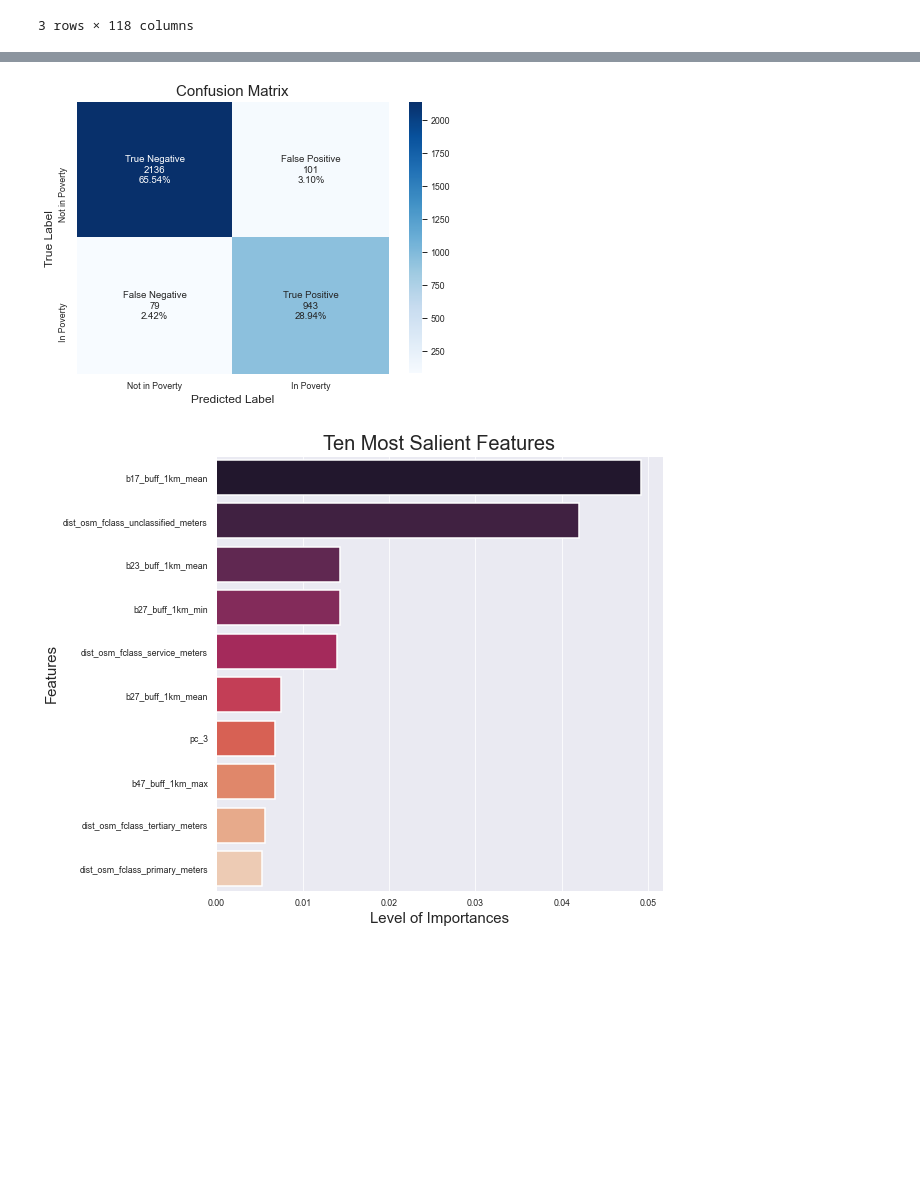
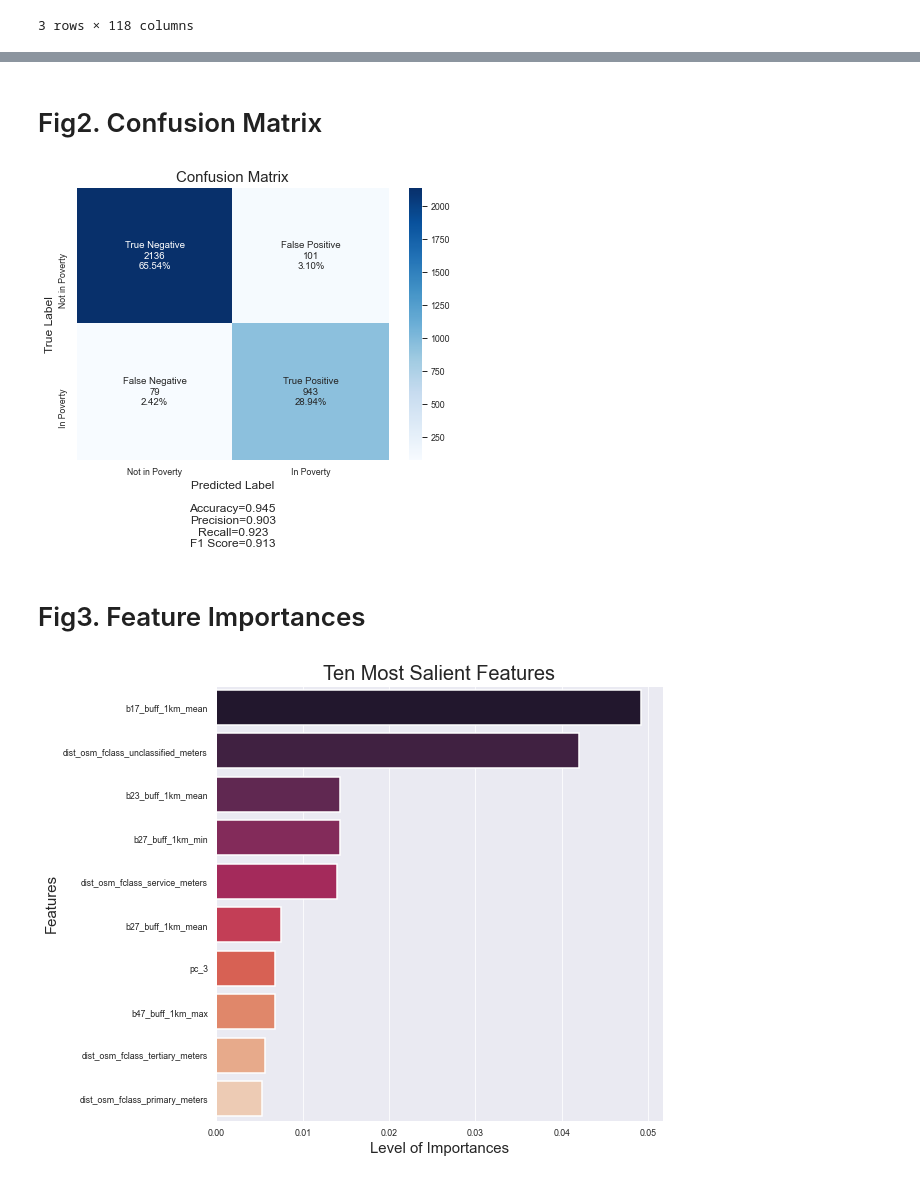
Before and after one commit to dime-worldbank/big-data-poverty-estimation, a Jupyter notebook: DataWork/03_analysis/poverty_estimation/03_poverty_results_visualizations.ipynb, the cells around one changed output, grey strips where cells are left out. Cells and saved outputs as stored; diff of their text form; code cells hidden in the pictures; blank space fills up the shorter version.

Commit message:
Eval metrics for test/whole data

```diff
--- a/DataWork/03_analysis/poverty_estimation/03_poverty_results_visualizations.ipynb
+++ b/DataWork/03_analysis/poverty_estimation/03_poverty_results_visualizations.ipynb
@@ -99,25 +106,49 @@ not in poverty       0.96      0.95      0.96      2237
+# %% [markdown]
+# Fig2. Confusion Matrix
 # %%
 from sklearn.metrics import confusion_matrix
-sns.set(context="paper")
+from sklearn.metrics import (accuracy_score,
+                             precision_score,
+                             recall_score,
+                             f1_score)
 
+true, pred = df['true_label'].copy(), df['pred_label'].copy()
+
+a = accuracy_score(true, pred)
+r = recall_score(true, pred)
+p = precision_score(true, pred)
+
+# Compute confusion matrix and define classes/names
 cm = confusion_matrix(true, pred)
+
+# Format box text
 classes = ['Not in Poverty', 'In Poverty']
 names = ['True Negative','False Positive','False Negative', 'True Positive']
-
 labels = ["{}\n".format(x) for x in names]
 counts = ["{0:0.0f}\n".format(x) for x in cm.flatten()]
 percentages = ["{0:.2%}".format(x) for x in cm.flatten()/np.sum(cm)]
 box_text = [f'{x}{y}{z}'.strip() for x, y, z in zip(labels, counts, percentages)]
 box_text = np.asarray(box_text).reshape(cm.shape)
 
+# Format stats
+a = accuracy_score(true, pred)
+r = recall_score(true, pred)
+p = precision_score(true, pred)
+f1 = f1_score(true, pred)
+stats_text = "\n\nAccuracy={:0.3f}\nPrecision={:0.3f}\nRecall={:0.3f}\nF1 Score={:0.3f}".format(
+                a, p, r, f1)
+
 f, ax = plt.subplots(figsize=(7, 5))
-ax = sns.heatmap(cm, annot=box_text, fmt="", cmap='Blues', xticklabels=classes, yticklabels=classes)
-ax.set_xlabel('Predicted Label', fontsize=12)
+sns.set(context="paper")
+ax = sns.heatmap(cm, annot=box_text, fmt="", cmap="Blues", xticklabels=classes, yticklabels=classes)
+ax.set_xlabel(('Predicted Label' + stats_text), fontsize=12)
 ax.set_ylabel('True Label', fontsize=12)
 ax.set_title('Confusion Matrix', fontsize=15)
 
 plt.savefig('confusion_matrix.png', bbox_inches='tight')
 plt.show()
 # %% [output]
-[figure, old version]
+[figure, new version]
+# %% [markdown]
+# Fig3. Feature Importances
 # %%
```
Also changed, not shown: parts of 7 cells of this notebook.
